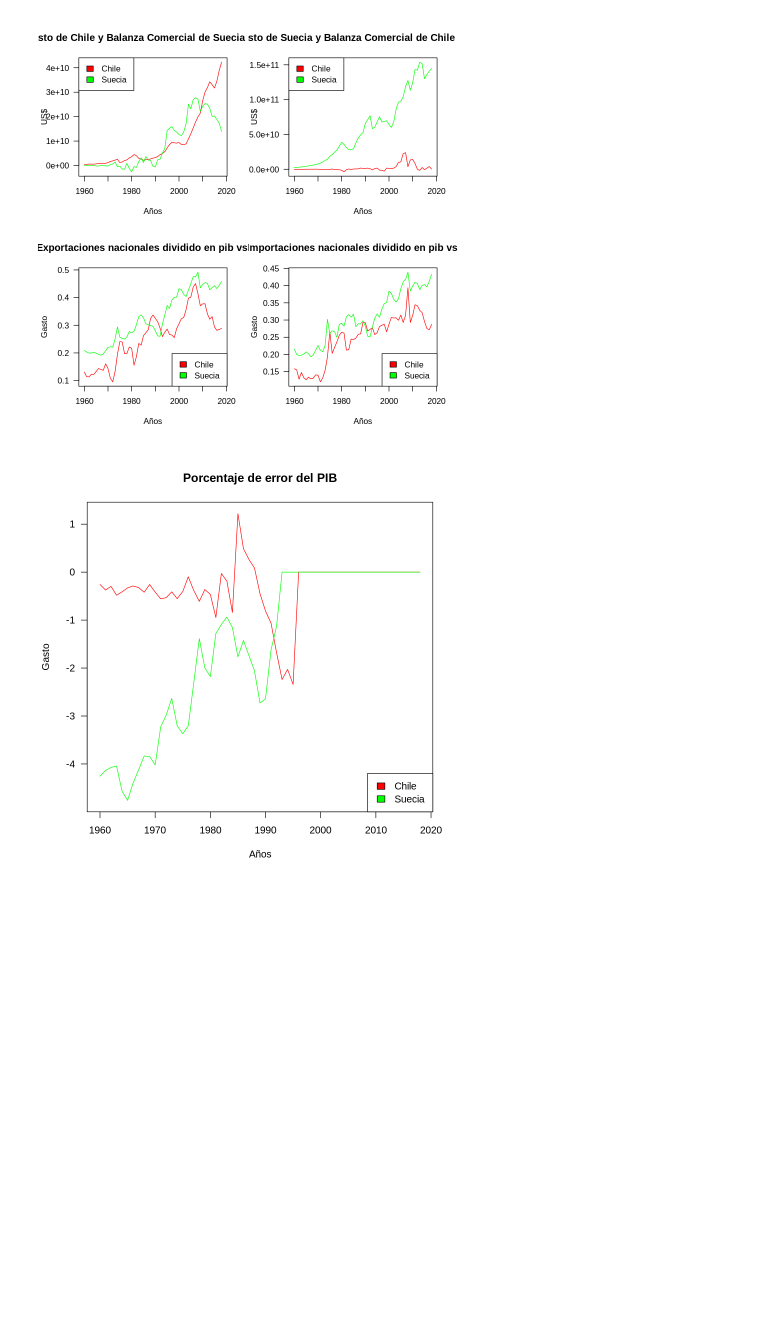
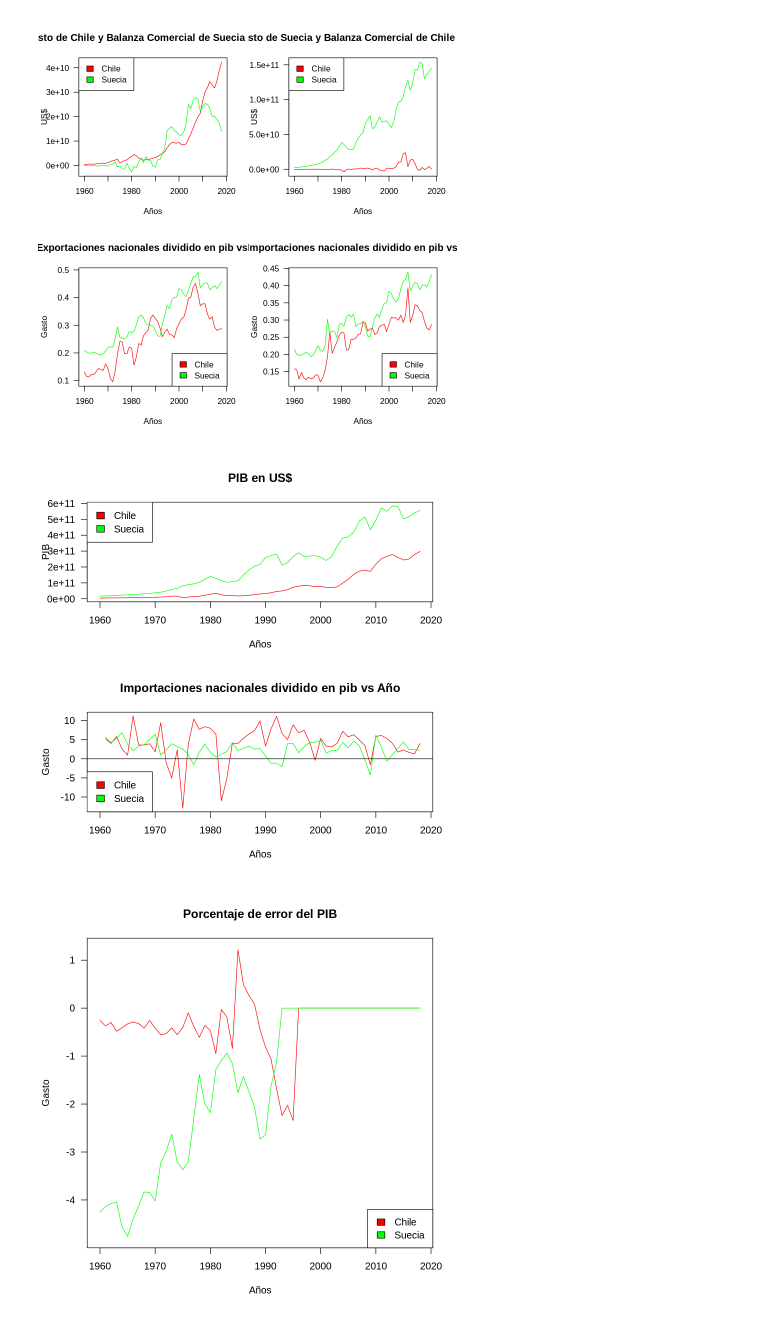
Before and after one commit to Taz-Ricardo/Macro, a Jupyter notebook: MACRO.ipynb, the cells around one changed output. Cells and saved outputs as stored; diff of their text form; code cells hidden in the pictures; blank space fills up the shorter version.

```diff
--- a/MACRO.ipynb
+++ b/MACRO.ipynb
@@ -148,6 +148,17 @@ legend(x = 'bottomright', legend = c("Chile", "Suecia"), fill = c("red", "green"
 [figure]
 [figure]
 [figure]
+# %%
+par(mfrow=c(2,1))
+
+matplot(chile$AÑO, cbind(chile$PIB,suecia$PIB),type="l",col=c("red","green"),lty=c(1,1),xlab='Años',ylab='PIB',main='PIB en US$',las=1)
+legend(x = 'topleft', legend = c("Chile", "Suecia"), fill = c("red", "green"))
+
+matplot(chile$AÑO, cbind(chile$Variacion_p_PIB,suecia$Variacion_p_PIB),type="l",col=c("red","green"),lty=c(1,1),xlab='Años',ylab='Gasto',main='Importaciones nacionales dividido en pib vs Año',las=1)
+legend(x = 'bottomleft', legend = c("Chile", "Suecia"), fill = c("red", "green"))
+abline(h=0)
+# %% [output]
+[figure, added]
 # %%
 matplot(chile$AÑO, cbind(chile$p_error,suecia$p_error),type="l",col=c("red","green"),lty=c(1,1),xlab='Años',ylab='Gasto',main='Porcentaje de error del PIB',las=1)
 legend(x = 'bottomright', legend = c("Chile", "Suecia"), fill = c("red", "green"))
```
Also changed, not shown: parts of 2 cells of this notebook.
